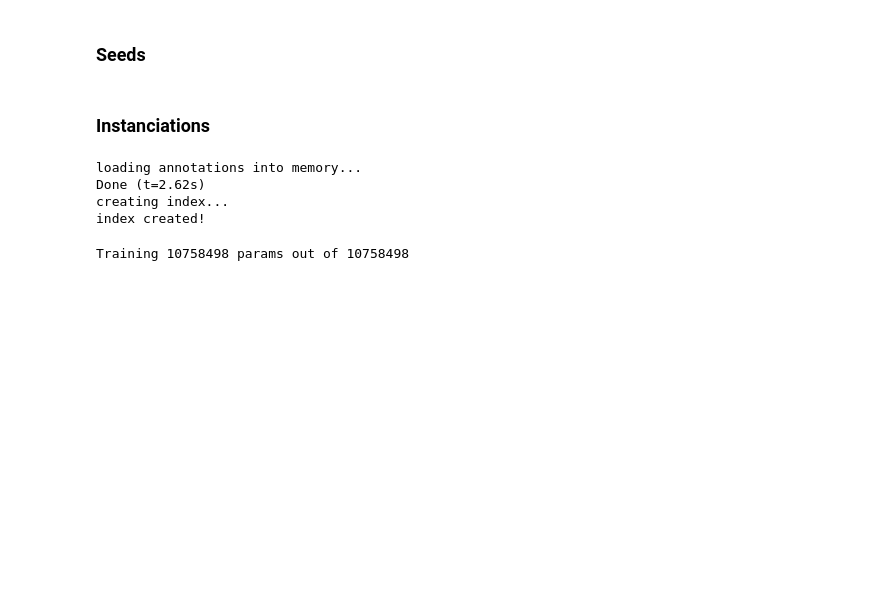
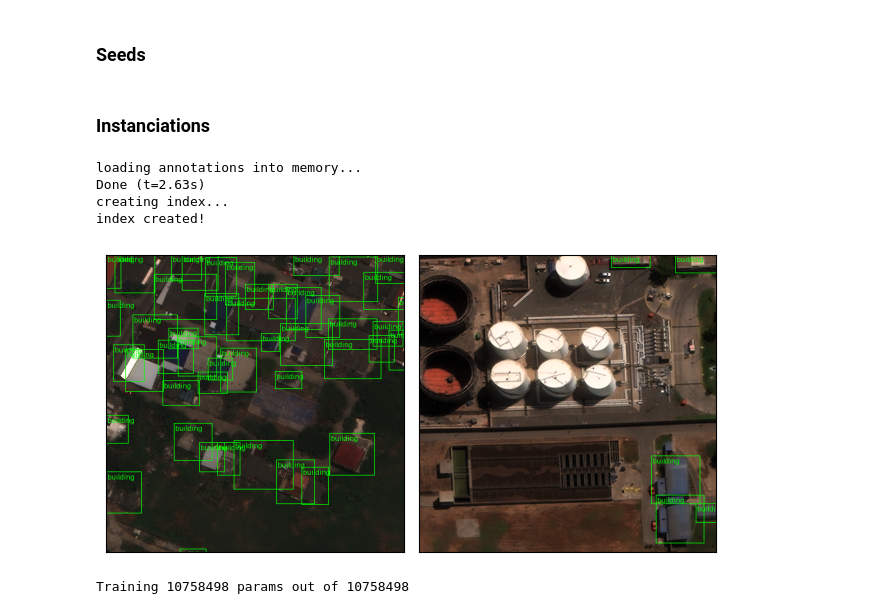
Before and after one commit to psFournier/dl_toolbox, a Jupyter notebook: src/fcos-vit-xview.ipynb, the cells around one changed output. Saved outputs shown, nothing was run; the diff lists cells and outputs as text; code cells hidden in the pictures; blank space fills up the shorter version.

```diff
--- a/src/fcos-vit-xview.ipynb
+++ b/src/fcos-vit-xview.ipynb
@@ -609,46 +648,59 @@ torch.cuda.manual_seed_all(seed)
 # %%
 from pycocotools.coco import COCO
+from dl_toolbox.utils import get_tiles
 
 tf = T.Compose(
     [
         T.ToDtype(torch.float, scale=True),
-        T.RandomCrop(size=(448,448), pad_if_needed=True, fill=0),
+        #T.RandomCrop(size=(448,448), pad_if_needed=True, fill=0),
         T.ConvertBoundingBoxFormat(format='XYWH'),
         T.SanitizeBoundingBoxes(),
         #T.ToPureTensor(),
-        T.Normalize(mean=[0.485, 0.456, 0.406], std=[0.229, 0.224, 0.225])
+        #T.Normalize(mean=[0.485, 0.456, 0.406], std=[0.229, 0.224, 0.225])
     ]
 )
 
 coco = COCO(Path('/data')/'XVIEW1'/'xView_train.json')
-all_ids = set(coco.imgs.keys())
 ids = []
 merges = [list(l.values) for l in [label("building", (0, 255, 0), {73})]]
 for merge in merges:
-    ids += [id for id in coco.getImgIds(catIds=merge) if id in all_ids]
+    ids += [id for id in coco.getImgIds(catIds=merge) if id in coco.imgs.keys()]
 nb_imgs = len(ids)
-val_start, test_start = int(0.7*nb_imgs), int(0.8*nb_imgs)
+val_start, test_start = int(0.7*nb_imgs), int(0.75*nb_imgs)
 train_ids, val_ids = ids[:val_start], ids[val_start:test_start]
+
+train_ids_and_windows = []
+for id in train_ids:
+    img = coco.imgs[id]
+    w, h = img['width'], img['height']
+    train_ids_and_windows += [(id, w) for w in get_tiles(w,h,448,step_w=256)]
+
+val_ids_and_windows = []
+for id in val_ids:
+    img = coco.imgs[id]
+    w, h = img['width'], img['height']
+    val_ids_and_windows += [(id, w) for w in get_tiles(w,h,448,step_w=448)]
+
 
 train_set = xView1(
     merge='building',
     coco_dataset=coco,
     root=Path('/data')/'XVIEW1'/'train_images',
-    ids=train_ids,
+    ids=train_ids_and_windows,
     transforms=tf
 )
 val_set = xView1(
     merge='building',
     coco_dataset=coco,
     root=Path('/data')/'XVIEW1'/'train_images',
-    ids=val_ids,
+    ids=val_ids_and_windows,
     transforms=tf
 )
 
 train_dataloader = DataLoader(
     batch_size=2,
-    num_workers=0,
-    pin_memory=True,
+    num_workers=6,
+    pin_memory=False,
     dataset=train_set,
     sampler=RandomSampler(
         train_set,
@@ -660,9 +712,9 @@ train_dataloader = DataLoader(
 )
 
 val_dataloader = DataLoader(
-    batch_size=1,
-    num_workers=0,
-    pin_memory=True,
+    batch_size=4,
+    num_workers=6,
+    pin_memory=False,
     dataset=val_set,
     shuffle=False,
     drop_last=False,
@@ -670,9 +722,17 @@ val_dataloader = DataLoader(
 )
 # %% [output]
 loading annotations into memory...
-Done (t=2.62s)
+Done (t=2.63s)
 creating index...
 index created!
+# %%
+from dl_toolbox.utils import show_detections
+
+for batch in train_dataloader:
+    show_detections(batch['image'], batch['target'], class_list=[label("building", (0, 255, 0), {73})])
+    break
+# %% [output]
+[figure, added]
 # %%
 # Freeze params here if needed
 
```
Also changed, not shown: parts of 6 cells of this notebook, 4 other files.
